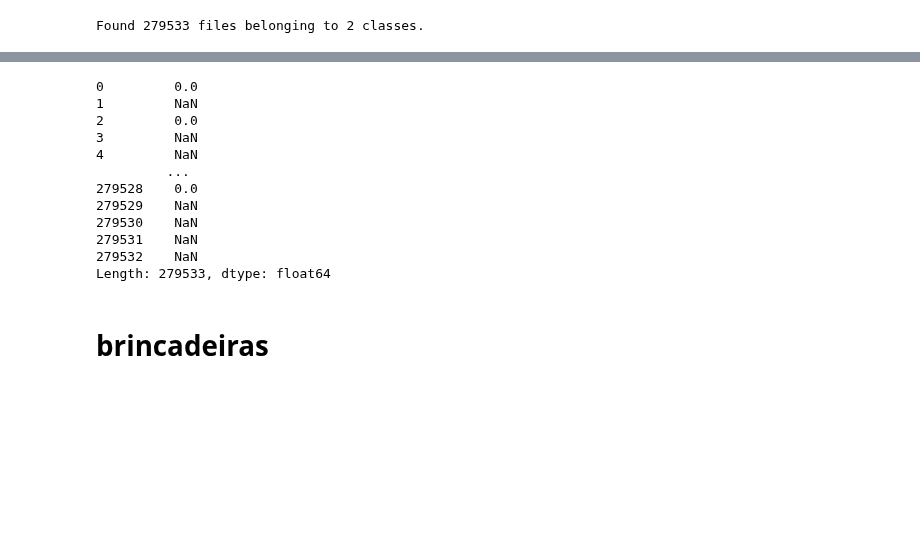
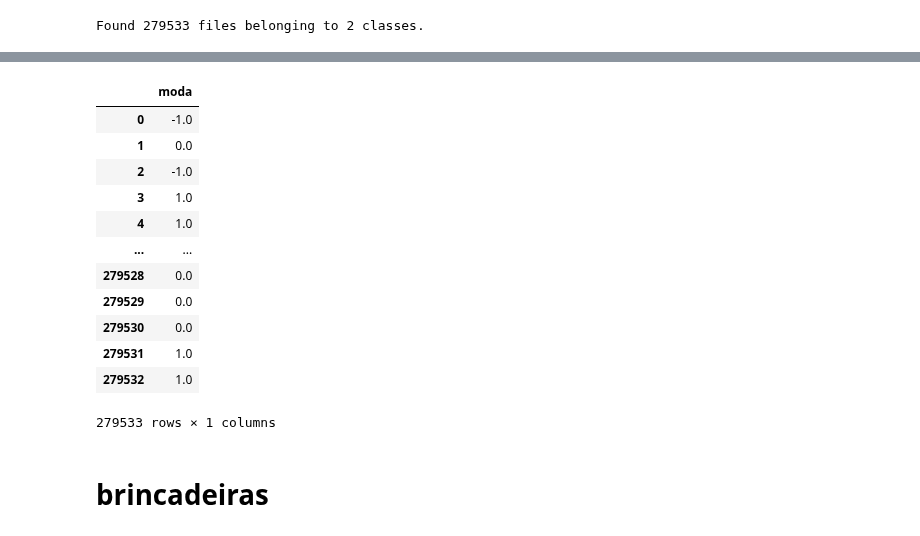
Before and after one commit to lambdavar/Artigo, a Jupyter notebook: Final.ipynb, the cells around one changed output, grey strips where cells are left out. Drawn from its saved outputs; the diff is of its cells as text; code cells hidden in the pictures; blank space fills up the shorter version.

Commit message:
votação

```diff
--- a/Final.ipynb
+++ b/Final.ipynb
@@ -289,9 +308,17 @@ modelo 4
 | 279532 | 0.909180 | -0.072083 | 0.877930 | 0.983887 | -0.096252 |
 279533 rows × 5 columns
 # %%
-threshold = 0.50
-# transforma valores acima do threshold em 1 e abaixo em -1
-def decisao(x, threshold=(threshold*2)-1):
+# transforma predicoes em -1, 0 ou 1 para votação
+def decisao(x, threshold):
+    '''
+    Transforma valores em 1, -1 ou 0 com base no valor do threshold.
+
+    x: valor entre -1 e 1 que iremos transformar em -1, 0 ou 1
+
+    threshold: valor entre 0.5 e 1 que irá definir a % de certeza
+    para que x seja classificado entre -1 (long), 1 (short) ou 0 (nada)
+    '''
+    threshold = (threshold*2)-1
     if (x >= threshold):
         x = 1
     elif (x <= (0-threshold)):
@@ -299,20 +326,3 @@ def decisao(x, threshold=(threshold*2)-1):
     else:
         x = 0
     return x
-#
-y_pred_ensemble = y_pred.applymap(decisao).sum(axis=1, skipna=True)
-#y_pred_ensemble = y_pred_ensemble.apply(lambda x: 1 if x>=3 else (0 if x<= -3 else np.nan))
-y_pred_ensemble
-# %% [output]
-0         0.0
-1         NaN
-2         0.0
-3         NaN
-4         NaN
-         ...
-279528    0.0
-279529    NaN
-279530    NaN
-279531    NaN
-279532    NaN
-Length: 279533, dtype: float64
@@ -320,0 +329,26 @@ Length: 279533, dtype: float64
+# %%
+# decide qual será voto com base no threshold
+threshold = 0.55
+y_pred_ensemble = y_pred.applymap(lambda x: decisao(x, threshold))
+# calcula a moda por linha para definir qual o consenso do modelo
+y_pred_ensemble = y_pred_ensemble.mode(axis=1)
+# se tem 2 modas ou mais, classificação deve ser 0 (não fazer nada)
+if len(y_pred_ensemble.columns) >= 2:
+    y_pred_ensemble.loc[y_pred_ensemble.iloc[:, 1].notna(), y_pred_ensemble.columns[0]] = 0
+    y_pred_ensemble.drop(columns=y_pred_ensemble.columns[1], inplace=True)
+y_pred_ensemble.columns = ["moda"]
+y_pred_ensemble
+# %% [output]
+|  | moda |
+| 0 | -1.0 |
+| 1 | 0.0 |
+| 2 | -1.0 |
+| 3 | 1.0 |
+| 4 | 1.0 |
+| ... | ... |
+| 279528 | 0.0 |
+| 279529 | 0.0 |
+| 279530 | 0.0 |
+| 279531 | 1.0 |
+| 279532 | 1.0 |
+279533 rows × 1 columns
```
Also changed, not shown: parts of 6 cells of this notebook.
